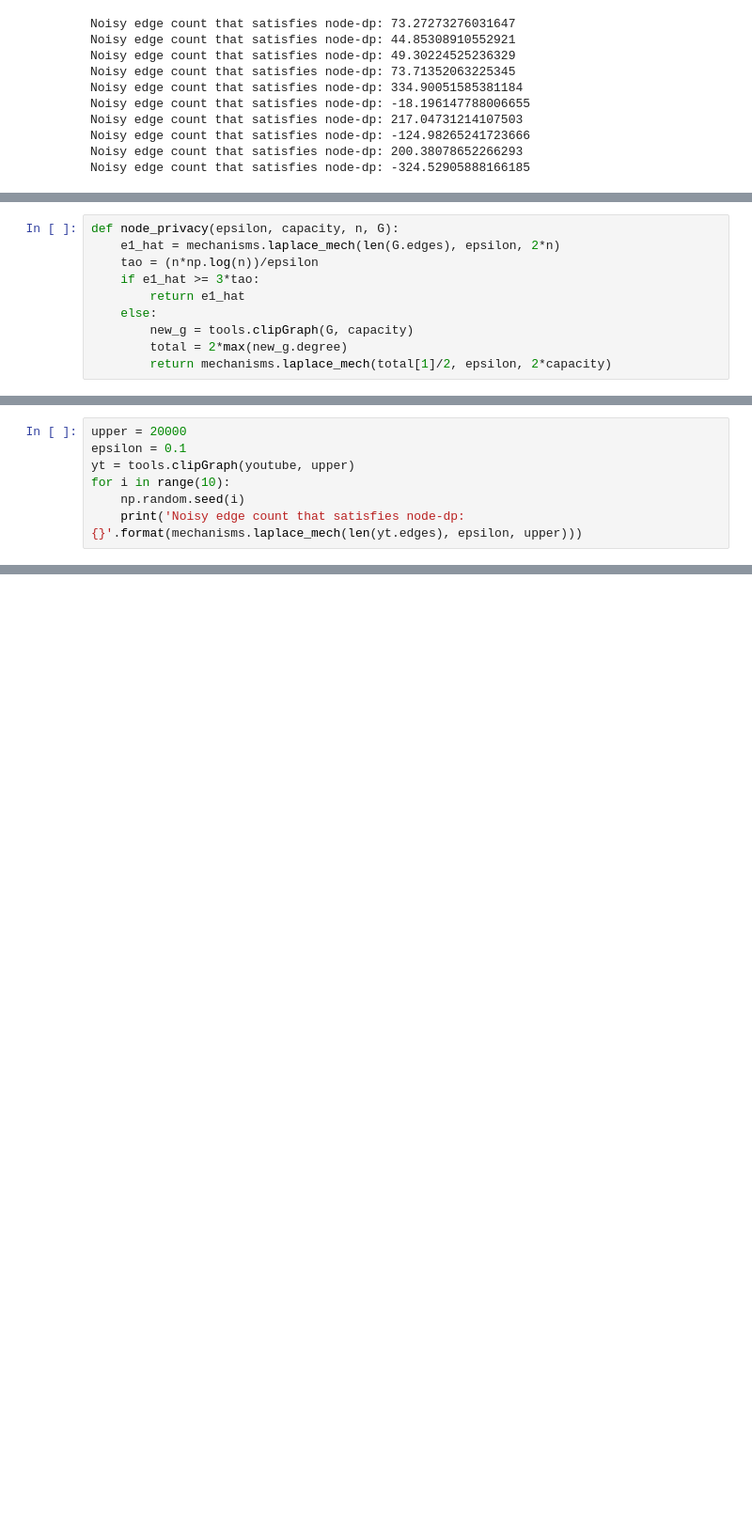
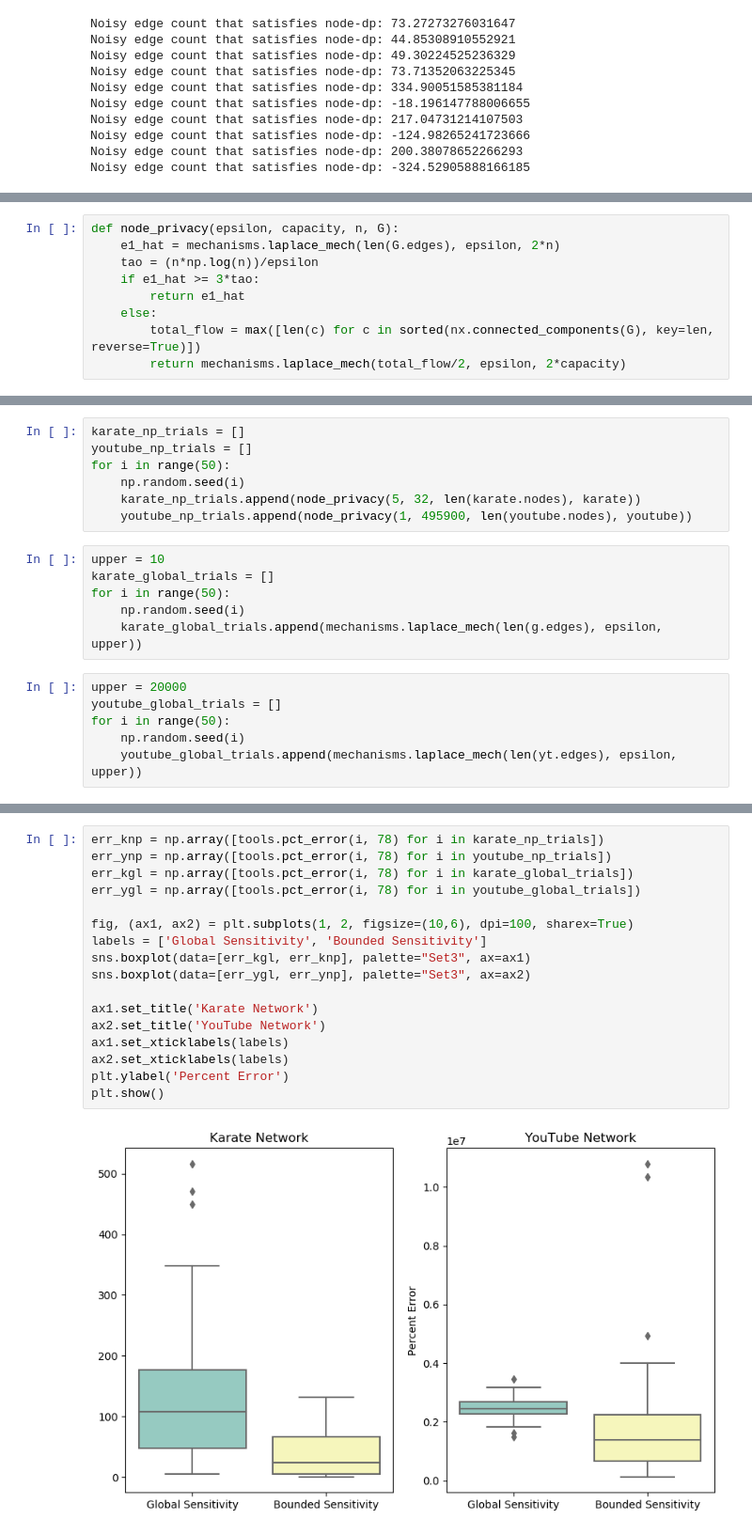
Before and after one commit to DaveLanday/DifferentiallyPrivateNetworks, a Jupyter notebook: notebooks/Project.ipynb, the cells around one changed output, grey strips where cells are left out. Shown at 94% size. Drawn from its saved outputs; the diff is of its cells as text; blank space fills up the shorter version.

Commit message:
fixed lipschits ext, ran comparison of global v bounded sensitivity

```diff
--- a/notebooks/Project.ipynb
+++ b/notebooks/Project.ipynb
@@ -132,7 +132,6 @@ def node_privacy(epsilon, capacity, n, G):
     if e1_hat >= 3*tao:
         return e1_hat
     else:
-        new_g = tools.clipGraph(G, capacity)
-        total = 2*max(new_g.degree)
-        return mechanisms.laplace_mech(total[1]/2, epsilon, 2*capacity)
+        total_flow = max([len(c) for c in sorted(nx.connected_components(G), key=len, reverse=True)])
+        return mechanisms.laplace_mech(total_flow/2, epsilon, 2*capacity)
 # %%
@@ -142,7 +147,19 @@ node_privacy(1, 25000, len(youtube.nodes), youtube)
+# %%
+karate_np_trials = []
+youtube_np_trials = []
+for i in range(50):
+    np.random.seed(i)
+    karate_np_trials.append(node_privacy(5, 32, len(karate.nodes), karate))
+    youtube_np_trials.append(node_privacy(1, 495900, len(youtube.nodes), youtube))
+# %%
+upper = 10
+karate_global_trials = []
+for i in range(50):
+    np.random.seed(i)
+    karate_global_trials.append(mechanisms.laplace_mech(len(g.edges), epsilon, upper))
 # %%
 upper = 20000
-epsilon = 0.1
-yt = tools.clipGraph(youtube, upper)
-for i in range(10):
+youtube_global_trials = []
+for i in range(50):
     np.random.seed(i)
-    print('Noisy edge count that satisfies node-dp: {}'.format(mechanisms.laplace_mech(len(yt.edges), epsilon, upper)))
+    youtube_global_trials.append(mechanisms.laplace_mech(len(yt.edges), epsilon, upper))
@@ -159,0 +166,19 @@ Noisy edge count that satisfies node-dp: 1156281.8822366763
+# %%
+err_knp = np.array([tools.pct_error(i, 78) for i in karate_np_trials])
+err_ynp = np.array([tools.pct_error(i, 78) for i in youtube_np_trials])
+err_kgl = np.array([tools.pct_error(i, 78) for i in karate_global_trials])
+err_ygl = np.array([tools.pct_error(i, 78) for i in youtube_global_trials])
+
+fig, (ax1, ax2) = plt.subplots(1, 2, figsize=(10,6), dpi=100, sharex=True)
+labels = ['Global Sensitivity', 'Bounded Sensitivity']
+sns.boxplot(data=[err_kgl, err_knp], palette="Set3", ax=ax1)
+sns.boxplot(data=[err_ygl, err_ynp], palette="Set3", ax=ax2)
+
+ax1.set_title('Karate Network')
+ax2.set_title('YouTube Network')
+ax1.set_xticklabels(labels)
+ax2.set_xticklabels(labels)
+plt.ylabel('Percent Error')
+plt.show()
+# %% [output]
+[figure, added]
```
Also changed, not shown: parts of 13 cells of this notebook, 1 other file.
